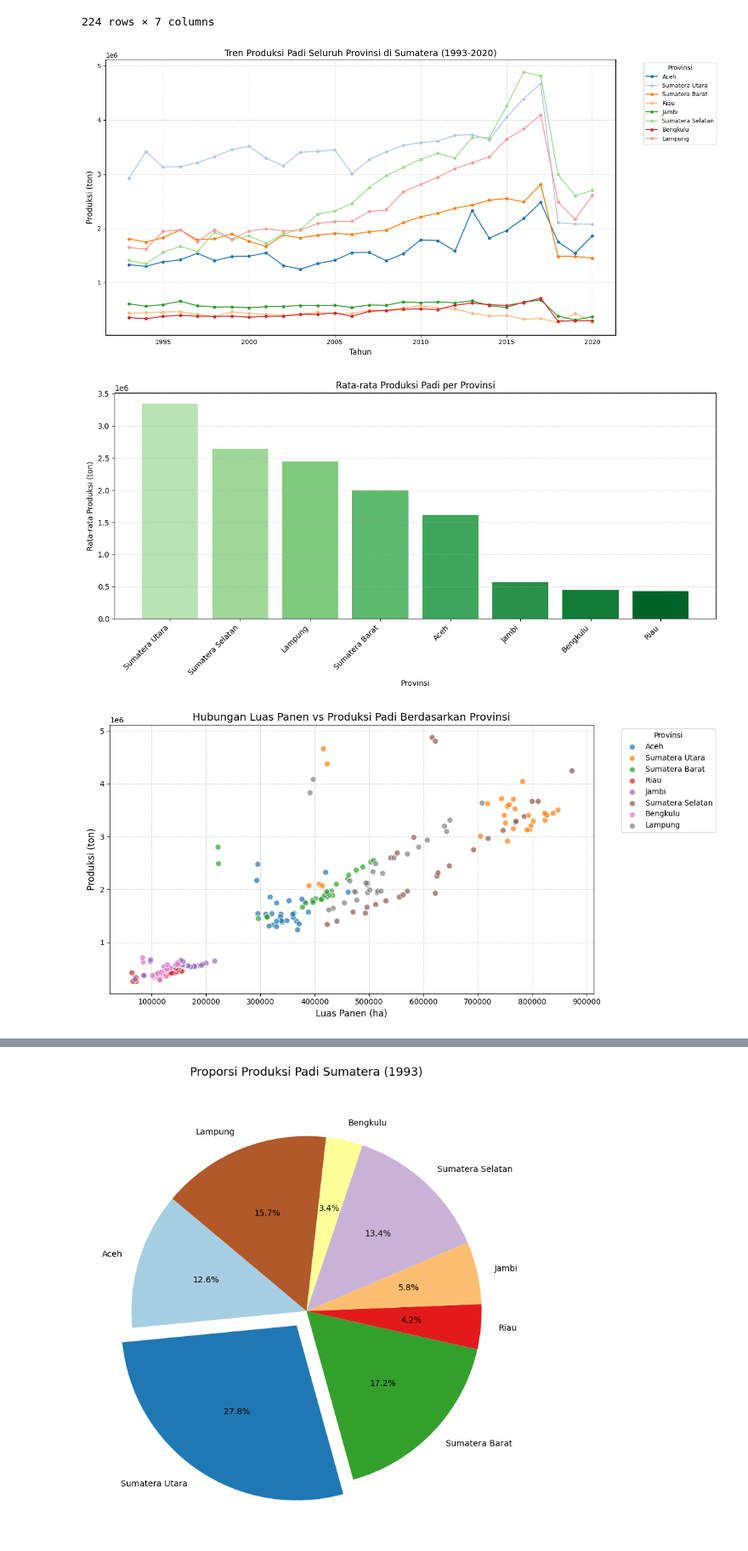
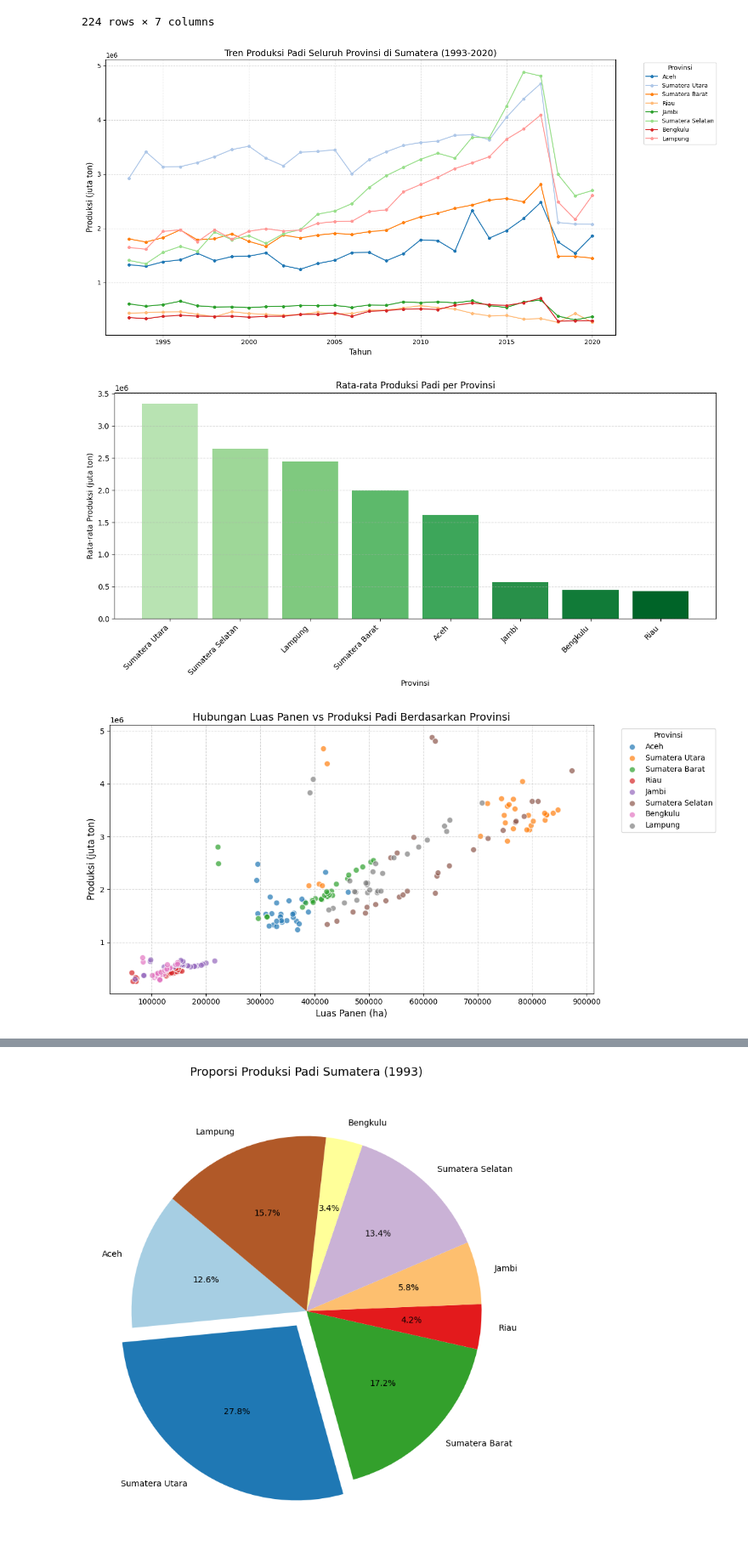
Before and after one commit to MohammadILhamSyahputra/PertanianSumatera, a Jupyter notebook: visualisasi_data.ipynb, the cells around one changed output, grey strips where cells are left out. Shown at 85% size. Drawn from its saved outputs; the diff is of its cells as text; code cells hidden in the pictures.

```diff
--- a/visualisasi_data.ipynb
+++ b/visualisasi_data.ipynb
@@ -23,23 +23,23 @@ data
 # %%
 plt.figure(figsize=(14, 7))
 daftar_provinsi = data['Provinsi'].unique()
 colors = plt.cm.tab20(range(len(daftar_provinsi)))
 
 for i, prov in enumerate(daftar_provinsi):
     subset = data[data['Provinsi'] == prov].sort_values('Tahun')
     plt.plot(subset['Tahun'], subset['Produksi'],
              marker='o', markersize=4, linewidth=1.5,
              label=prov, color=colors[i])
 
 plt.xlabel('Tahun', fontsize=12)
-plt.ylabel('Produksi (ton)', fontsize=12)
+plt.ylabel('Produksi (juta ton)', fontsize=12)
 plt.title('Tren Produksi Padi Seluruh Provinsi di Sumatera (1993-2020)', fontsize=14)
 plt.legend(title="Provinsi", bbox_to_anchor=(1.05, 1), loc='upper left', fontsize=9)
 plt.grid(True, linestyle='--', alpha=0.5)
 plt.tight_layout()
 plt.show()
 # %% [output]
-[figure, old version]
+[figure, new version]
 # %%
 rata_produksi = data.groupby('Provinsi')['Produksi'].mean().sort_values(ascending=False)
 
@@ -47,14 +47,14 @@ plt.figure(figsize=(12, 6))
 warna = plt.cm.Greens(np.linspace(0.3, 0.9, len(rata_produksi)))
 plt.bar(rata_produksi.index, rata_produksi.values, color=warna)
 plt.xlabel('Provinsi')
-plt.ylabel('Rata-rata Produksi (ton)')
+plt.ylabel('Rata-rata Produksi (juta ton)')
 plt.title('Rata-rata Produksi Padi per Provinsi')
 plt.xticks(rotation=45, ha='right')
 plt.grid(axis='y', linestyle='--', alpha=0.6)
 plt.tight_layout()
 plt.show()
 # %% [output]
-[figure, old version]
+[figure, new version]
 # %%
 plt.figure(figsize=(12, 6))
 daftar_provinsi = data['Provinsi'].unique()
@@ -68,13 +68,13 @@ for i, prov in enumerate(daftar_provinsi):
 
 plt.title('Hubungan Luas Panen vs Produksi Padi Berdasarkan Provinsi', fontsize=14)
 plt.xlabel('Luas Panen (ha)', fontsize=12)
-plt.ylabel('Produksi (ton)', fontsize=12)
+plt.ylabel('Produksi (juta ton)', fontsize=12)
 plt.legend(title="Provinsi", bbox_to_anchor=(1.05, 1), loc='upper left')
 plt.grid(True, linestyle='--', alpha=0.5)
 plt.tight_layout()
 plt.show()
 # %% [output]
-[figure, old version]
+[figure, new version]
 # %%
 plt.figure(figsize=(12, 6))
 for i, prov in enumerate(daftar_provinsi):
```
Also changed, not shown: parts of 6 cells of this notebook, 14 other files.
